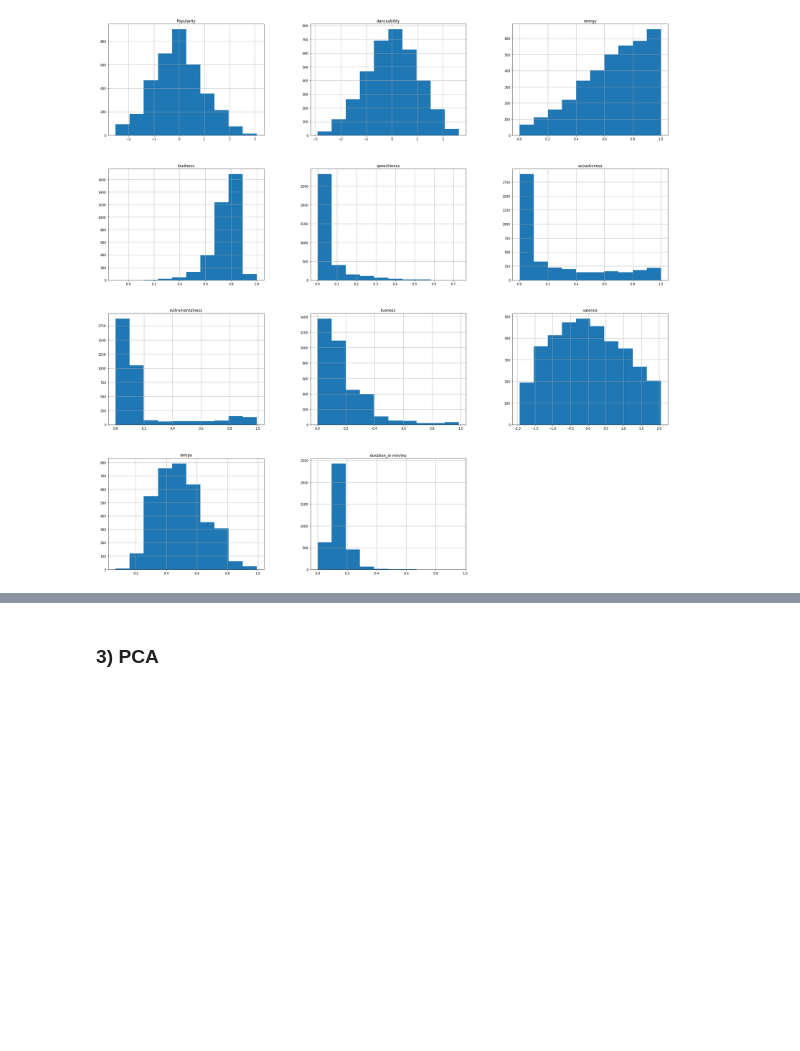
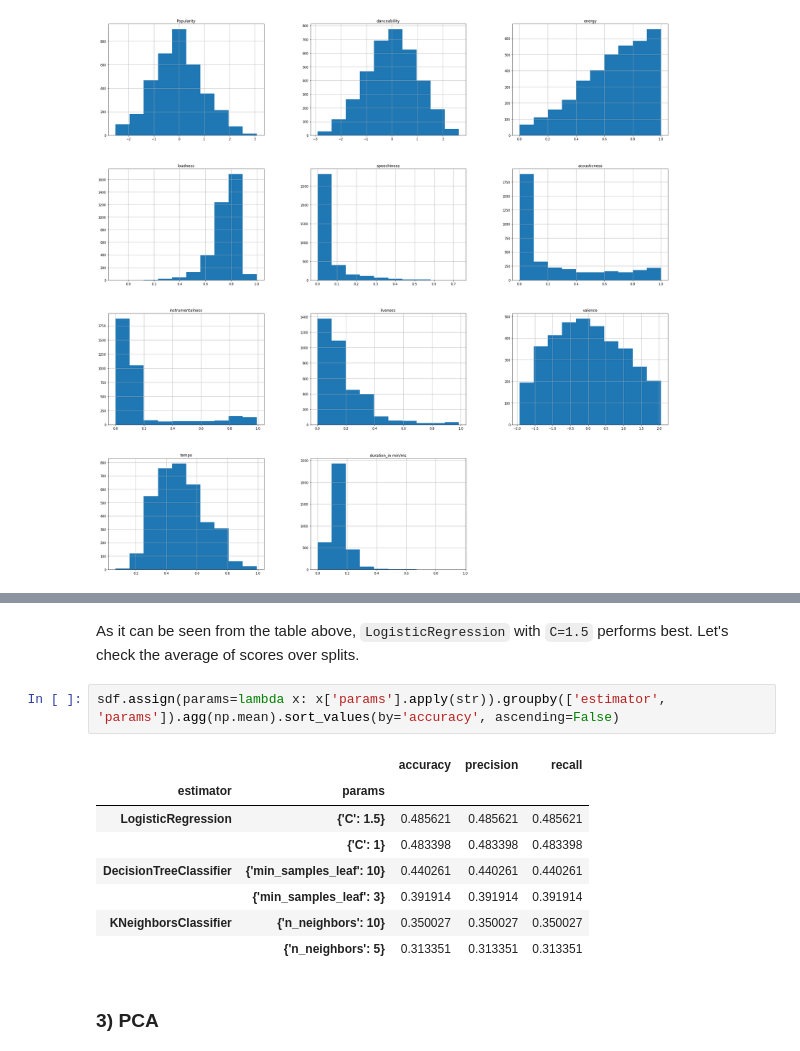
Before and after one commit to bdsaglam/di501, a Jupyter notebook: assignments/assignment04/e155841_HW_4.ipynb, the cells around one changed output, grey strips where cells are left out. Cells and saved outputs as stored; diff of their text form; blank space fills up the shorter version.

Commit message:
assignment 4 part 1 completed

```diff
--- a/assignments/assignment04/e155841_HW_4.ipynb
+++ b/assignments/assignment04/e155841_HW_4.ipynb
@@ -271,3 +341,16 @@ def hyper_param_search_rf(xs, y, seed=0):
+# %% [markdown]
+As it can be seen from the table above, `LogisticRegression` with `C=1.5` performs best. Let's check the average of scores over splits.
+# %%
+sdf.assign(params=lambda x: x['params'].apply(str)).groupby(['estimator', 'params']).agg(np.mean).sort_values(by='accuracy', ascending=False)
+# %% [output]
+|  |  | accuracy | precision | recall |
+| estimator | params |  |  |  |
+| LogisticRegression | {'C': 1.5} | 0.485621 | 0.485621 | 0.485621 |
+|  | {'C': 1} | 0.483398 | 0.483398 | 0.483398 |
+| DecisionTreeClassifier | {'min_samples_leaf': 10} | 0.440261 | 0.440261 | 0.440261 |
+|  | {'min_samples_leaf': 3} | 0.391914 | 0.391914 | 0.391914 |
+| KNeighborsClassifier | {'n_neighbors': 10} | 0.350027 | 0.350027 | 0.350027 |
+|  | {'n_neighbors': 5} | 0.313351 | 0.313351 | 0.313351 |
 # %% [markdown]
 <h3 style="margin-bottom:0">3) PCA</h3>
 # %% [markdown]
```
Also changed, not shown: parts of 21 cells of this notebook, 1 other file.
